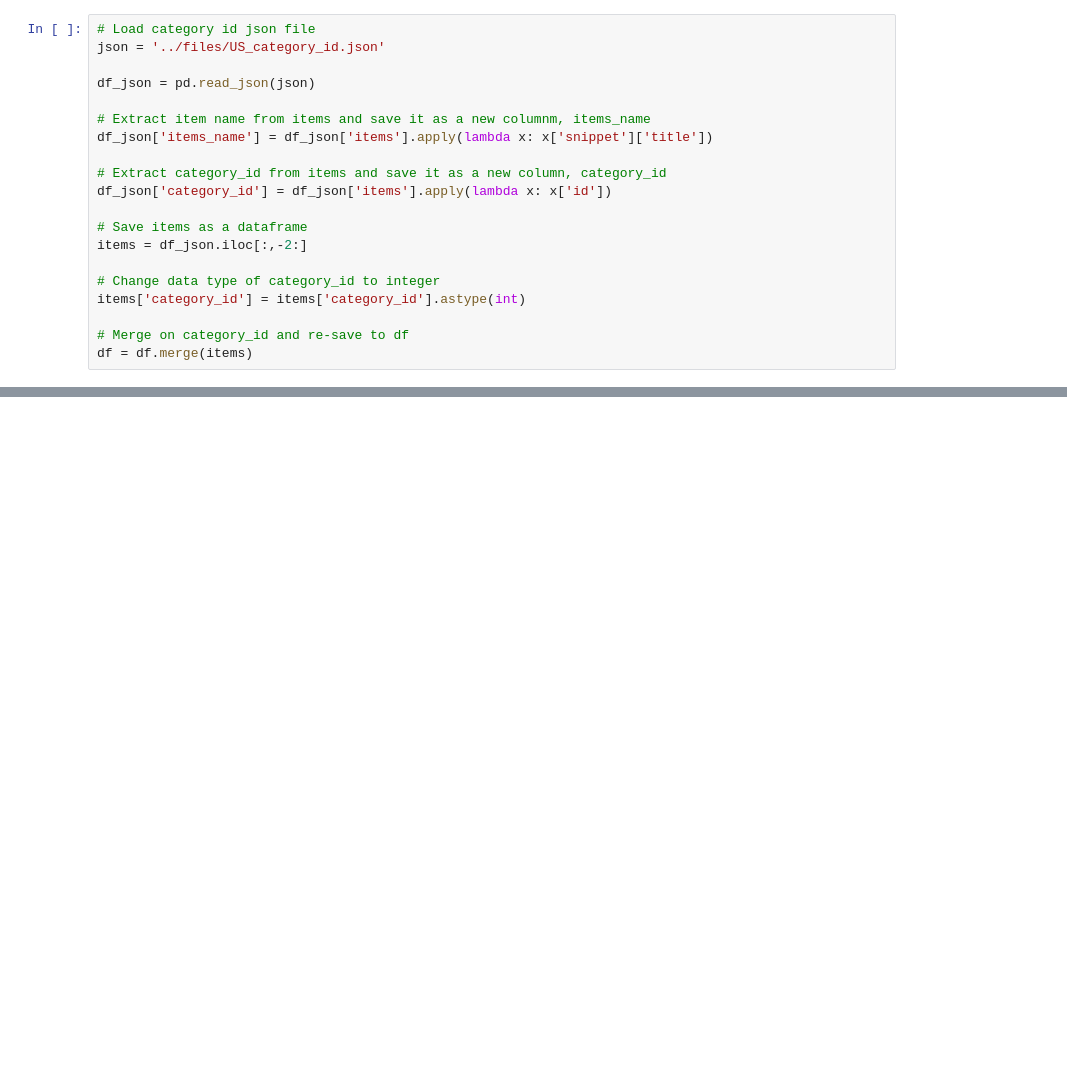
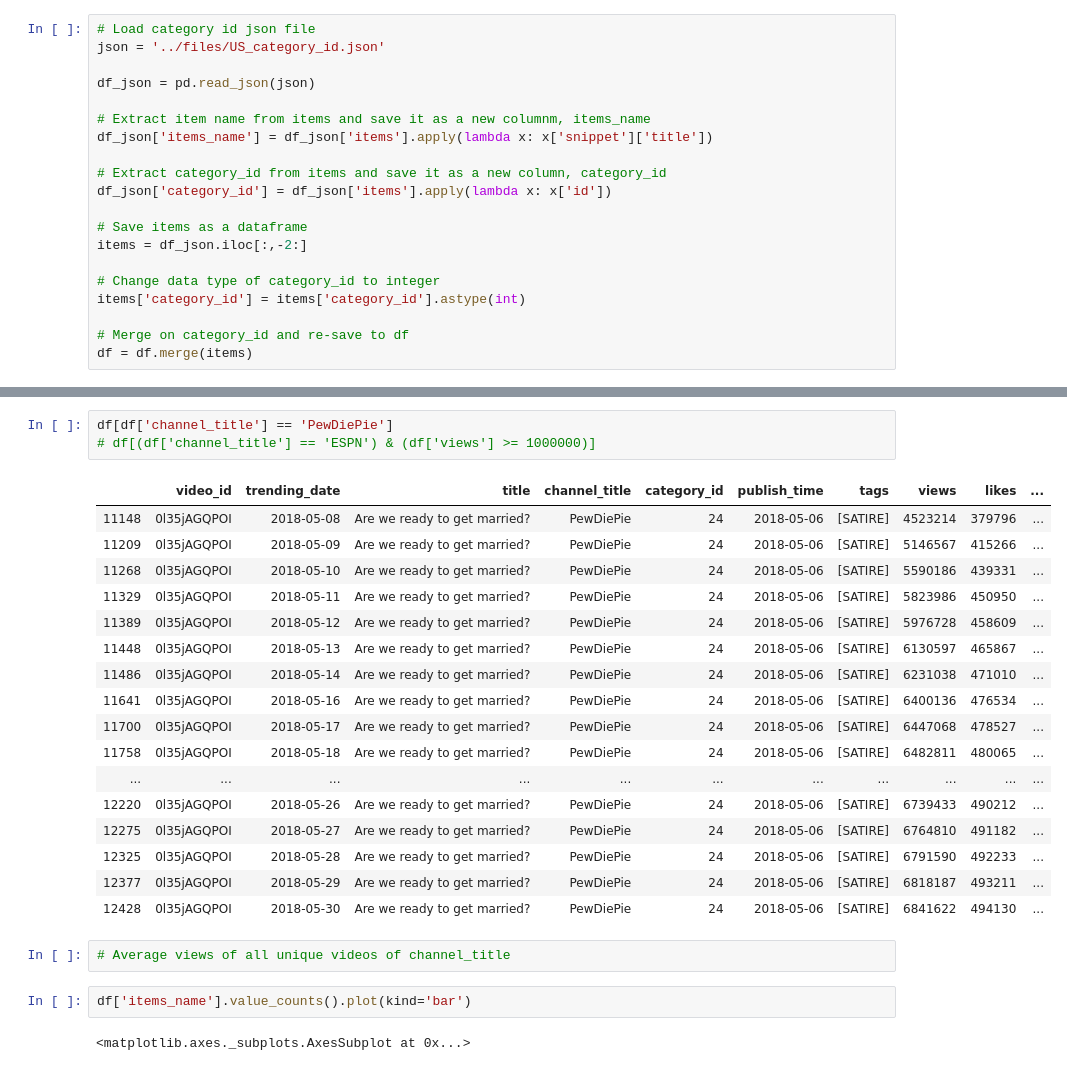
Before and after one commit to dustiny5/Trending-YouTube-Videos-Analysis, a Jupyter notebook: yt_analysis.ipynb, the cells around one changed output, grey strips where cells are left out. Saved outputs shown, nothing was run; the diff lists cells and outputs as text; blank space fills up the shorter version.

```diff
--- a/yt_analysis.ipynb
+++ b/yt_analysis.ipynb
@@ -97,0 +78,27 @@ Name: category_id, dtype: int64
+# %%
+df[df['channel_title'] == 'PewDiePie']
+# df[(df['channel_title'] == 'ESPN') & (df['views'] >= 1000000)]
+# %% [output]
+|  | video_id | trending_date | title | channel_title | category_id | publish_time | tags | views | likes | ... |
+| 11148 | 0l35jAGQPOI | 2018-05-08 | Are we ready to get married? | PewDiePie | 24 | 2018-05-06 | [SATIRE] | 4523214 | 379796 | ... |
+| 11209 | 0l35jAGQPOI | 2018-05-09 | Are we ready to get married? | PewDiePie | 24 | 2018-05-06 | [SATIRE] | 5146567 | 415266 | ... |
+| 11268 | 0l35jAGQPOI | 2018-05-10 | Are we ready to get married? | PewDiePie | 24 | 2018-05-06 | [SATIRE] | 5590186 | 439331 | ... |
+| 11329 | 0l35jAGQPOI | 2018-05-11 | Are we ready to get married? | PewDiePie | 24 | 2018-05-06 | [SATIRE] | 5823986 | 450950 | ... |
+| 11389 | 0l35jAGQPOI | 2018-05-12 | Are we ready to get married? | PewDiePie | 24 | 2018-05-06 | [SATIRE] | 5976728 | 458609 | ... |
+| 11448 | 0l35jAGQPOI | 2018-05-13 | Are we ready to get married? | PewDiePie | 24 | 2018-05-06 | [SATIRE] | 6130597 | 465867 | ... |
+| 11486 | 0l35jAGQPOI | 2018-05-14 | Are we ready to get married? | PewDiePie | 24 | 2018-05-06 | [SATIRE] | 6231038 | 471010 | ... |
+| 11641 | 0l35jAGQPOI | 2018-05-16 | Are we ready to get married? | PewDiePie | 24 | 2018-05-06 | [SATIRE] | 6400136 | 476534 | ... |
+| 11700 | 0l35jAGQPOI | 2018-05-17 | Are we ready to get married? | PewDiePie | 24 | 2018-05-06 | [SATIRE] | 6447068 | 478527 | ... |
+| 11758 | 0l35jAGQPOI | 2018-05-18 | Are we ready to get married? | PewDiePie | 24 | 2018-05-06 | [SATIRE] | 6482811 | 480065 | ... |
+| ... | ... | ... | ... | ... | ... | ... | ... | ... | ... | ... |
+| 12220 | 0l35jAGQPOI | 2018-05-26 | Are we ready to get married? | PewDiePie | 24 | 2018-05-06 | [SATIRE] | 6739433 | 490212 | ... |
+| 12275 | 0l35jAGQPOI | 2018-05-27 | Are we ready to get married? | PewDiePie | 24 | 2018-05-06 | [SATIRE] | 6764810 | 491182 | ... |
+| 12325 | 0l35jAGQPOI | 2018-05-28 | Are we ready to get married? | PewDiePie | 24 | 2018-05-06 | [SATIRE] | 6791590 | 492233 | ... |
+| 12377 | 0l35jAGQPOI | 2018-05-29 | Are we ready to get married? | PewDiePie | 24 | 2018-05-06 | [SATIRE] | 6818187 | 493211 | ... |
+| 12428 | 0l35jAGQPOI | 2018-05-30 | Are we ready to get married? | PewDiePie | 24 | 2018-05-06 | [SATIRE] | 6841622 | 494130 | ... |
+# %%
+# Average views of all unique videos of channel_title
+# %%
+df['items_name'].value_counts().plot(kind='bar')
+# %% [output]
+<matplotlib.axes._subplots.AxesSubplot at 0x...>
```
Also changed, not shown: parts of 8 cells of this notebook.
